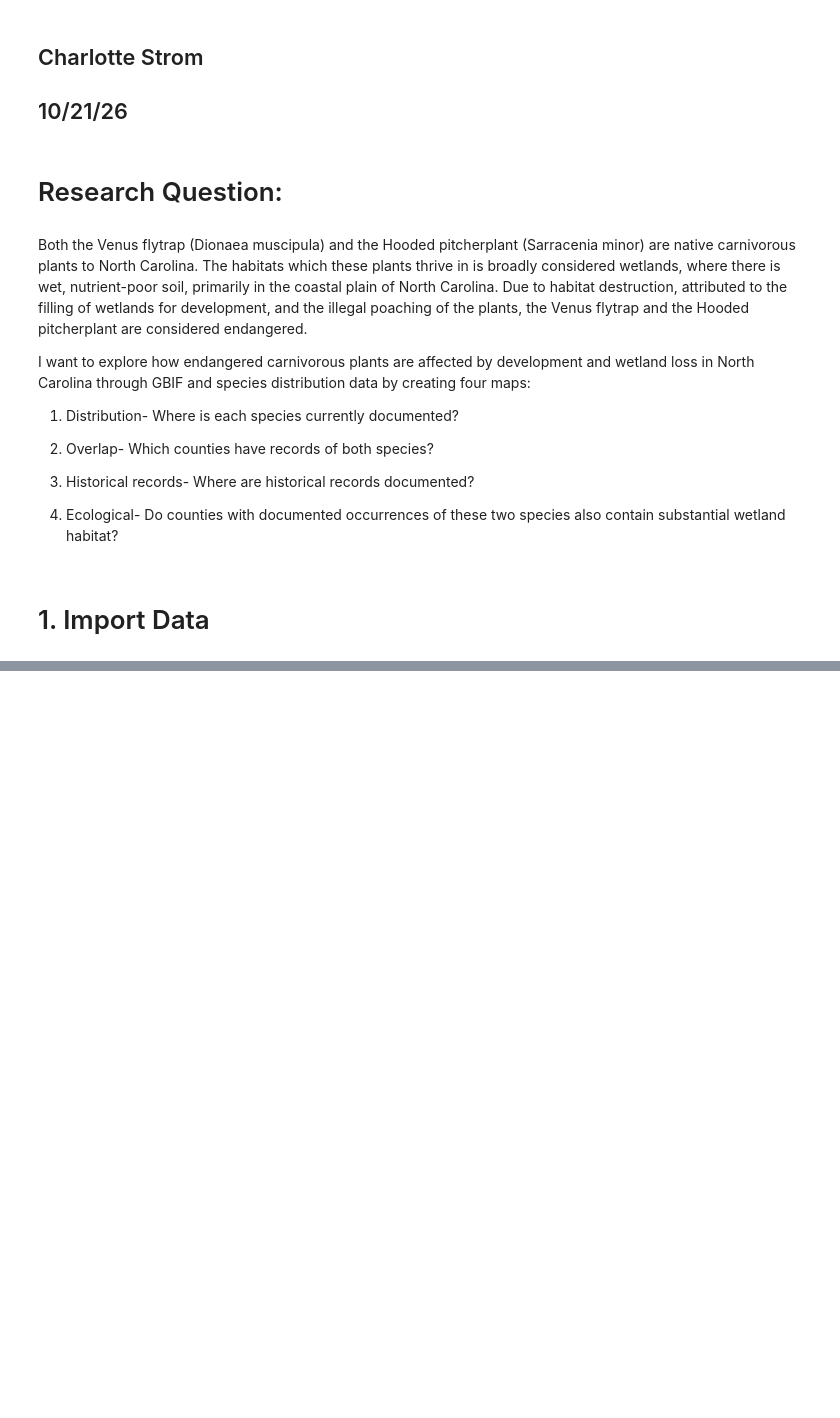
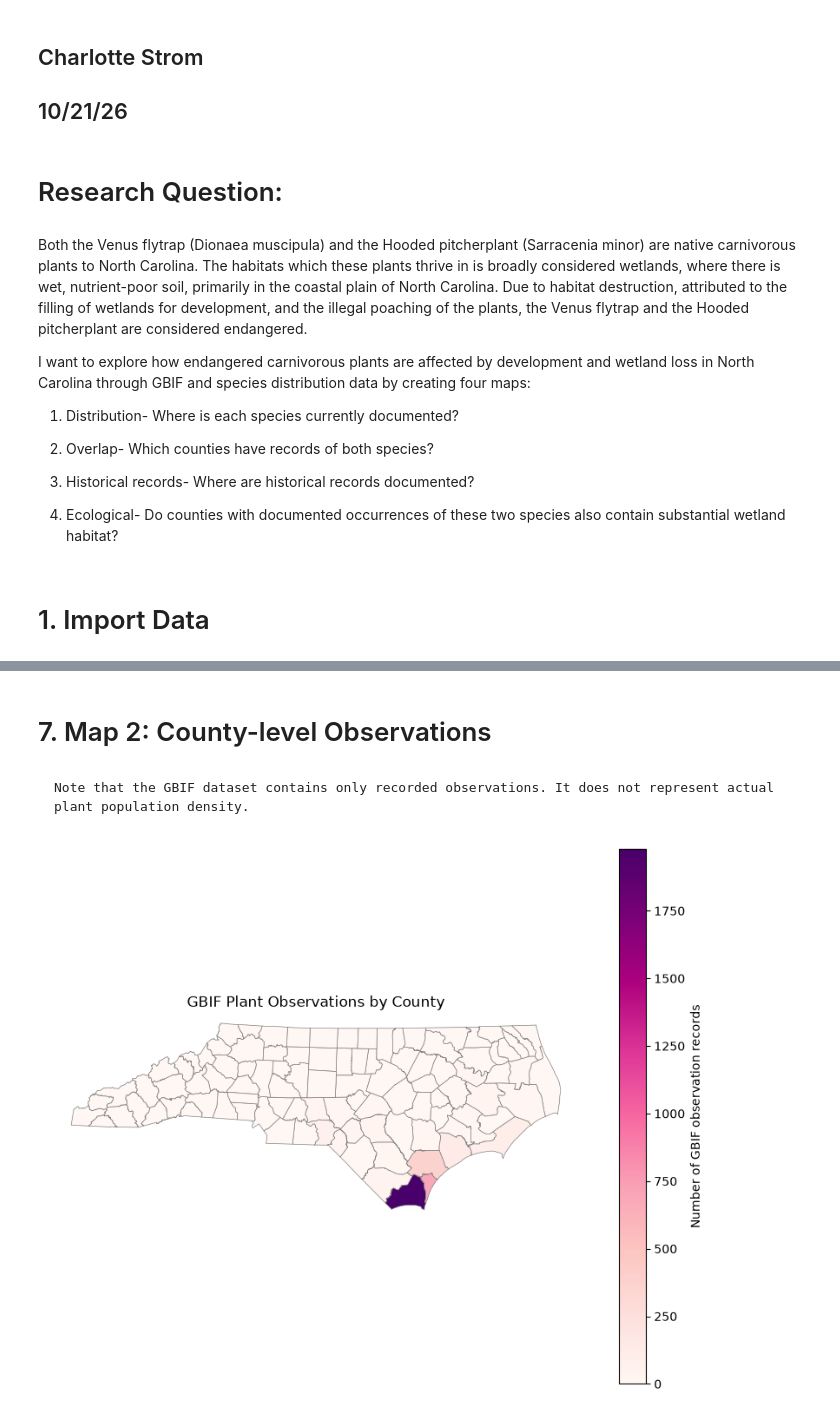
Before and after one commit to stromc485/geog592-stromc, a Jupyter notebook: homework/Week09/strom_charlotte_two_species_map.ipynb, the cells around one changed output, grey strips where cells are left out. Drawn from its saved outputs; the diff is of its cells as text; code cells hidden in the pictures; blank space fills up the shorter version.

```diff
--- a/homework/Week09/strom_charlotte_two_species_map.ipynb
+++ b/homework/Week09/strom_charlotte_two_species_map.ipynb
@@ -69,0 +263,20 @@ FileNotFoundError: [Errno 2] No such file or directory: 'nhp-species-search-resu
+# %%
+points_by_county = gpd.sjoin(
+    plant_points,
+    nc_counties[["County", "geometry"]],
+    how="inner",
+    predicate="within"
+).drop(columns=["index_right"])
+
+counts = (
+    points_by_county
+    .groupby(["County", "queried_species"])
+    .size()
+    .unstack(fill_value=0)
+    .reindex(
+        columns=["Dionaea muscipula", "Sarracenia flava"],
+        fill_value=0
+    )
+)
+
+counts.head()
@@ -69,0 +291,48 @@ FileNotFoundError: [Errno 2] No such file or directory: 'nhp-species-search-resu
+# %% [markdown]
+# 7. Map 2: County-level Observations
+# %% [markdown]
+    Note that the GBIF dataset contains only recorded observations. It does not represent actual plant population density.
+# %%
+def countyCountMap(ax, nc_counties, counts):
+
+    county_map = nc_counties.merge(
+        counts,
+        left_on="County",
+        right_index=True,
+        how="left"
+    )
+
+    species_columns = [
+        "Dionaea muscipula",
+        "Sarracenia flava"
+    ]
+
+    county_map[species_columns] = (
+        county_map[species_columns].fillna(0)
+    )
+
+    county_map["total"] = county_map[species_columns].sum(axis=1)
+
+    county_map.plot(
+        column="total",
+        cmap="RdPu",
+        edgecolor="gray",
+        linewidth=0.5,
+        legend=True,
+        legend_kwds={
+            "label": "Number of GBIF observation records"
+        },
+        ax=ax
+    )
+
+    ax.set_title("GBIF Plant Observations by County")
+    ax.set_axis_off()
+
+    return ax
+
+
+fig, ax = plt.subplots(figsize=(10, 8))
+countyCountMap(ax, nc_counties, counts)
+plt.show()
+# %% [output]
+[figure, added]
```
Also changed, not shown: parts of 18 cells of this notebook, 14 other files.
